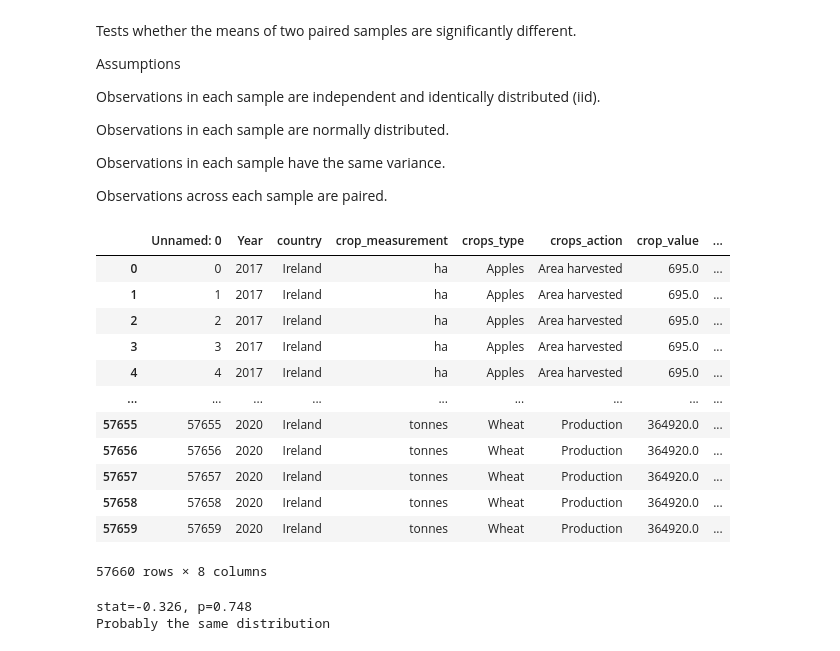
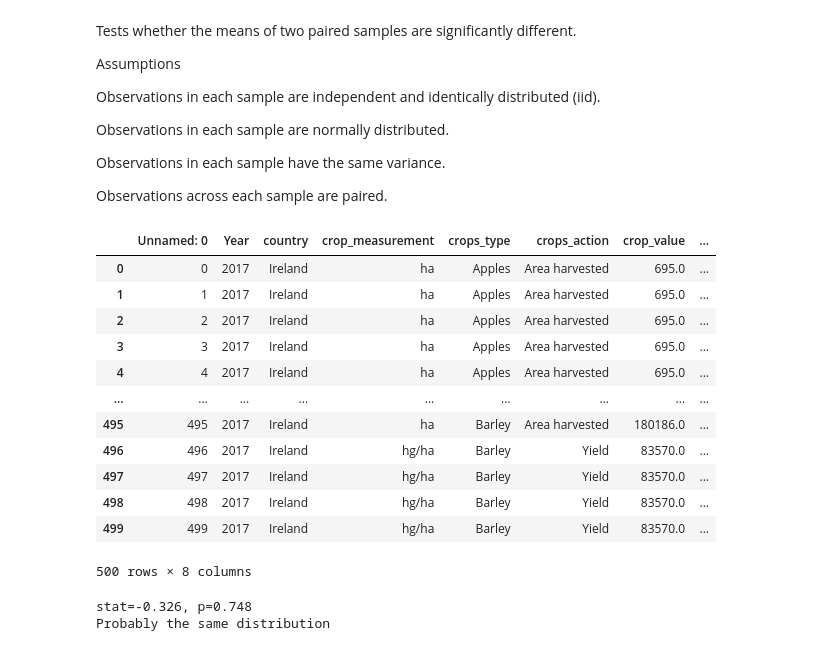
Before and after one commit to chrischukwuka2022/ca2-repo, a Jupyter notebook: Statistics.ipynb, the cells around one changed output. Cells and saved outputs as stored; diff of their text form; code cells hidden in the pictures.

```diff
--- a/Statistics.ipynb
+++ b/Statistics.ipynb
@@ -377,21 +404,21 @@ Observations in each sample have the same variance.
 
 Observations across each sample are paired.
 # %%
-df_irishdata
+df_irishdata.head(500)
 # %% [output]
 |  | Unnamed: 0 | Year | country | crop_measurement | crops_type | crops_action | crop_value | ... |
 | 0 | 0 | 2017 | Ireland | ha | Apples | Area harvested | 695.0 | ... |
 | 1 | 1 | 2017 | Ireland | ha | Apples | Area harvested | 695.0 | ... |
 | 2 | 2 | 2017 | Ireland | ha | Apples | Area harvested | 695.0 | ... |
 | 3 | 3 | 2017 | Ireland | ha | Apples | Area harvested | 695.0 | ... |
 | 4 | 4 | 2017 | Ireland | ha | Apples | Area harvested | 695.0 | ... |
 | ... | ... | ... | ... | ... | ... | ... | ... | ... |
-| 57655 | 57655 | 2020 | Ireland | tonnes | Wheat | Production | 364920.0 | ... |
-| 57656 | 57656 | 2020 | Ireland | tonnes | Wheat | Production | 364920.0 | ... |
-| 57657 | 57657 | 2020 | Ireland | tonnes | Wheat | Production | 364920.0 | ... |
-| 57658 | 57658 | 2020 | Ireland | tonnes | Wheat | Production | 364920.0 | ... |
-| 57659 | 57659 | 2020 | Ireland | tonnes | Wheat | Production | 364920.0 | ... |
+| 495 | 495 | 2017 | Ireland | ha | Barley | Area harvested | 180186.0 | ... |
+| 496 | 496 | 2017 | Ireland | hg/ha | Barley | Yield | 83570.0 | ... |
+| 497 | 497 | 2017 | Ireland | hg/ha | Barley | Yield | 83570.0 | ... |
+| 498 | 498 | 2017 | Ireland | hg/ha | Barley | Yield | 83570.0 | ... |
+| 499 | 499 | 2017 | Ireland | hg/ha | Barley | Yield | 83570.0 | ... |
-57660 rows × 8 columns
+500 rows × 8 columns
 # %%
 # Example of the Student's t-test
 from scipy.stats import ttest_ind
```
Also changed, not shown: parts of 10 cells of this notebook, 3 other files.
